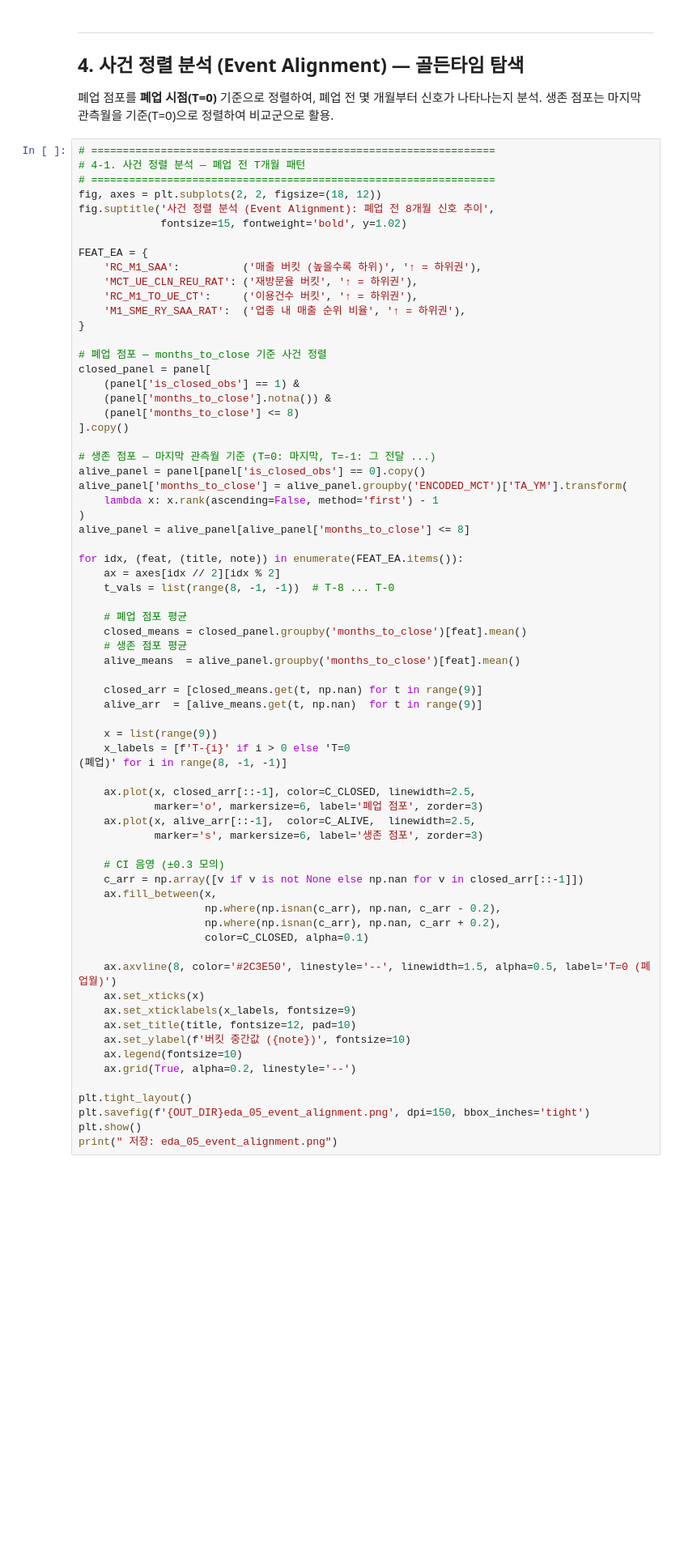
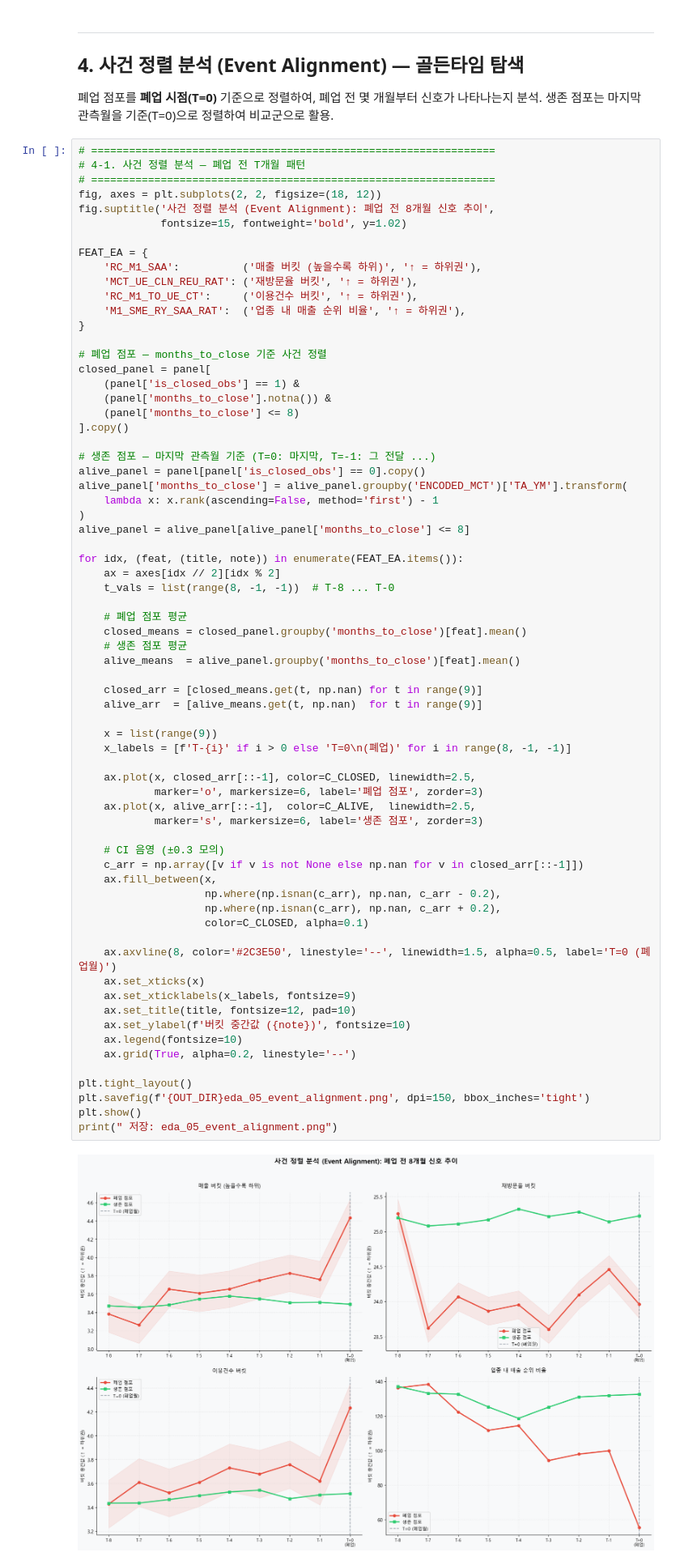
Before and after one commit to Broogun/bigcontest-2025-ews, a Jupyter notebook: notebooks/02_eda_analysis.ipynb, the cells around one changed output. Shown at 81% size. Cells and saved outputs as stored; diff of their text form; blank space fills up the shorter version.

```diff
--- a/notebooks/02_eda_analysis.ipynb
+++ b/notebooks/02_eda_analysis.ipynb
@@ -338,32 +353,33 @@ for idx, (feat, (title, note)) in enumerate(FEAT_EA.items()):
 
     closed_arr = [closed_means.get(t, np.nan) for t in range(9)]
     alive_arr  = [alive_means.get(t, np.nan)  for t in range(9)]
 
     x = list(range(9))
-    x_labels = [f'T-{i}' if i > 0 else 'T=0
-(폐업)' for i in range(8, -1, -1)]
+    x_labels = [f'T-{i}' if i > 0 else 'T=0\n(폐업)' for i in range(8, -1, -1)]
 
     ax.plot(x, closed_arr[::-1], color=C_CLOSED, linewidth=2.5,
             marker='o', markersize=6, label='폐업 점포', zorder=3)
     ax.plot(x, alive_arr[::-1],  color=C_ALIVE,  linewidth=2.5,
             marker='s', markersize=6, label='생존 점포', zorder=3)
 
     # CI 음영 (±0.3 모의)
     c_arr = np.array([v if v is not None else np.nan for v in closed_arr[::-1]])
     ax.fill_between(x,
                     np.where(np.isnan(c_arr), np.nan, c_arr - 0.2),
                     np.where(np.isnan(c_arr), np.nan, c_arr + 0.2),
                     color=C_CLOSED, alpha=0.1)
 
     ax.axvline(8, color='#2C3E50', linestyle='--', linewidth=1.5, alpha=0.5, label='T=0 (폐업월)')
     ax.set_xticks(x)
     ax.set_xticklabels(x_labels, fontsize=9)
     ax.set_title(title, fontsize=12, pad=10)
     ax.set_ylabel(f'버킷 중간값 ({note})', fontsize=10)
     ax.legend(fontsize=10)
     ax.grid(True, alpha=0.2, linestyle='--')
 
 plt.tight_layout()
 plt.savefig(f'{OUT_DIR}eda_05_event_alignment.png', dpi=150, bbox_inches='tight')
 plt.show()
 print(" 저장: eda_05_event_alignment.png")
+# %% [output]
+[figure, added]
```
Also changed, not shown: parts of 11 cells of this notebook, 15 other files.
